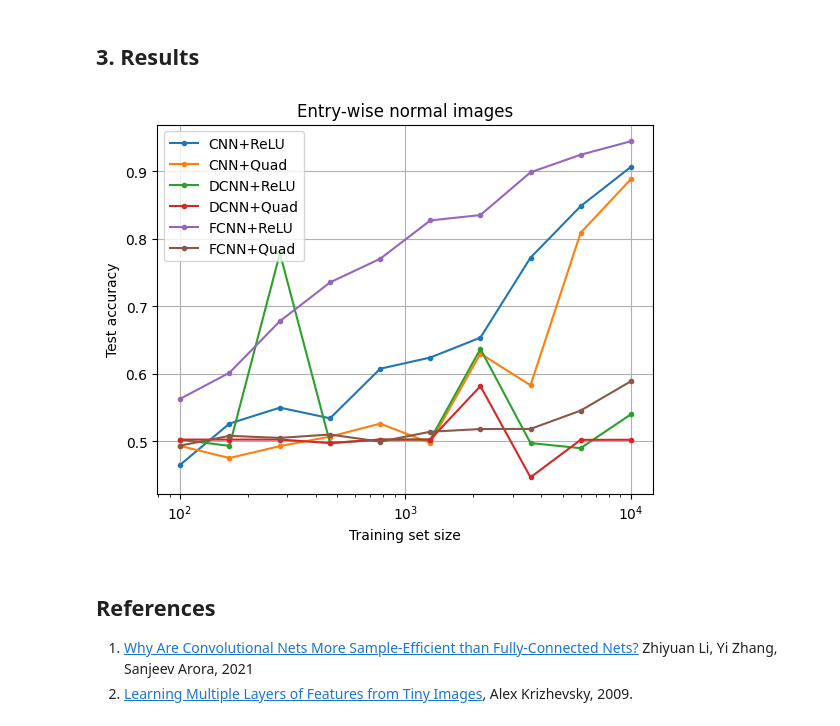
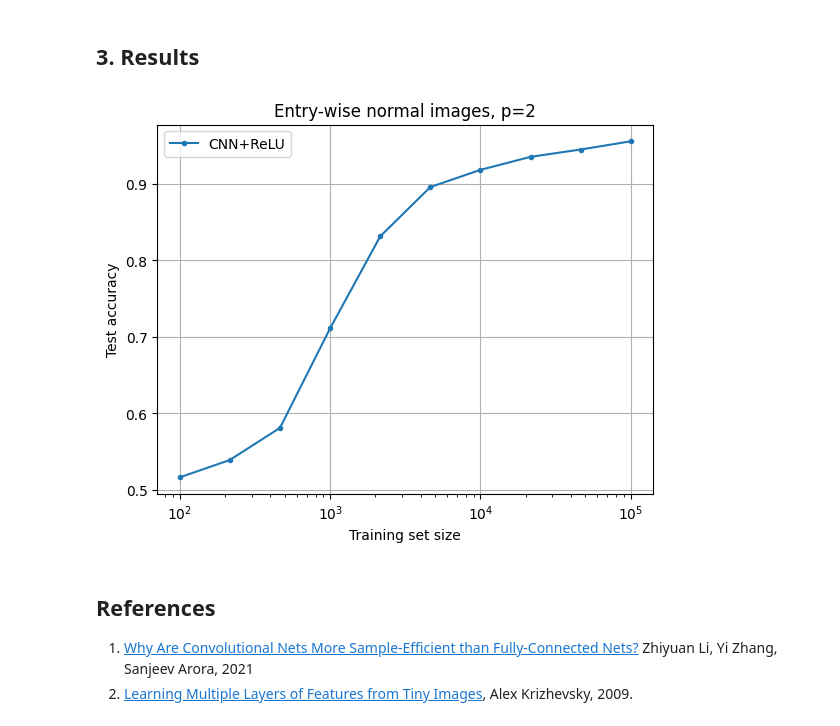
Before and after one commit to orfeasliossatos/Semester-Project, a Jupyter notebook: Tasks/Week1-FCNNvsCNN.ipynb, the cells around one changed output. Cells and saved outputs as stored; diff of their text form; code cells hidden in the pictures.

```diff
--- a/Tasks/Week1-FCNNvsCNN.ipynb
+++ b/Tasks/Week1-FCNNvsCNN.ipynb
@@ -83,0 +65,8 @@ Progress: |**************************************************| 100.0% Complete
+# %%
+# Experiment variables
+splits          = 10 # Training set size splits between 10**min and 10**max
+max_epochs      = 100 # Maximum number of training epochs per split
+norm            = 2 # Labelling function parameter
+width           = 6 # Length of square image side
+delete_results  = False # Delete results of previous runs for that parameter set (all models).
+filepath        = 'results/week1/p'+str(norm)+'_l'+str(width)+'_e'+str(max_epochs)+'.pkl' # Results file
@@ -84,47 +84,33 @@ Progress: |**************************************************| 100.0% Complete
 # %% [markdown]
 ## 3. Results
 # %%
+import pickle
 import numpy as np
 import matplotlib.pyplot as plt
-from json import load
 
 # Load data
-file_path = 'week1_out.json'
-with open(file_path, 'r') as json_file:
-    test_acc = load(json_file)
+with open(filepath, 'rb') as file:
+    test_acc = pickle.load(file)
 
-# Create sorted dictionary out of saved data
-new_dict = {}
-for key in test_acc.keys():
-    new_dict[int(key)]=test_acc[key]
-sorted_dict = dict(sorted(new_dict.items()))
-
-# Convert the dictionary to a format suitable for plotting
-x_values = np.sort([int(key) for key in sorted_dict.keys()])  # Convert keys to integers
-
-# Model names
-names = ["CNN+ReLU", "CNN+Quad","DCNN+ReLU", "DCNN+Quad", "FCNN+ReLU","FCNN+Quad"]
+# Extract data to plot
+names = set([name for name, _ in test_acc.keys()])
 
 # For every model, make line plot
-for i, name in enumerate(names):
-
-    # The accuracy values for increasing number of samples
-    y_values = [value[i] for value in sorted_dict.values()]
-
-    # Create a line plot
-    plt.semilogx(x_values, y_values, marker='.', linestyle='-', label=name)
+for name in names:
+    x, y = list(zip(*sorted([(tr_size, te_acc) for (_name, tr_size), te_acc  in test_acc.items() if name == _name])))
+    plt.semilogx(x, y, marker='.', linestyle='-', label=name)
 
 # Plot graphics
 plt.xlabel('Training set size')
 plt.ylabel('Test accuracy')
-plt.title('Entry-wise normal images')
+plt.title('Entry-wise normal images, p={:d}'.format(norm))
 plt.legend()
 plt.grid(True)
 
 # Show the plot
 plt.show()
 # %% [output]
-[figure, old version]
+[figure, new version]
 # %% [markdown]
 ## References
 1. [Why Are Convolutional Nets More Sample-Efficient than Fully-Connected Nets?](https://arxiv.org/abs/2010.08515) Zhiyuan Li, Yi Zhang, Sanjeev Arora, 2021
```
Also changed, not shown: parts of 4 cells of this notebook.
